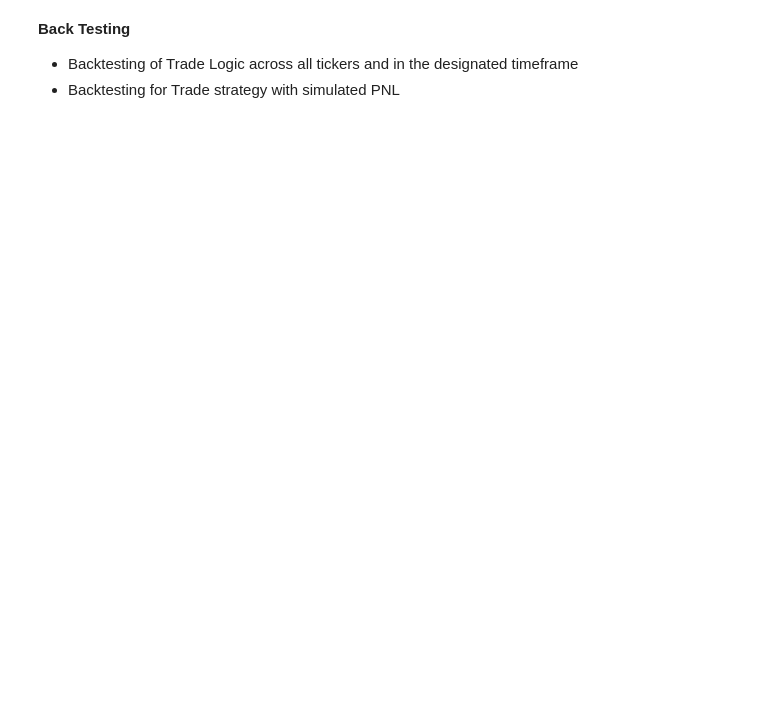
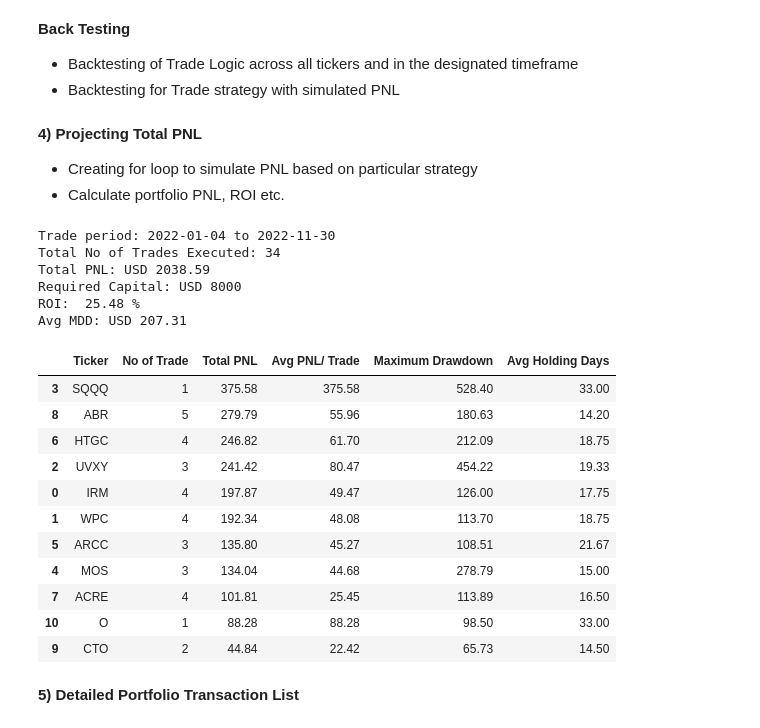
Before and after one commit to jade-lam/AlgorithmicTrading, a Jupyter notebook: Backtesting & PNL Calculation.ipynb, the cells around one changed output. Saved outputs shown, nothing was run; the diff lists cells and outputs as text; code cells hidden in the pictures; blank space fills up the shorter version.

```diff
--- a/Backtesting & PNL Calculation.ipynb
+++ b/Backtesting & PNL Calculation.ipynb
@@ -43,7 +50,7 @@ backtest_output_folder = '/content/drive/MyDrive/Colab Notebooks/Algorithmic tra
 # %%
 # define list of tickers to backtest
 #ticker_list = ['ARCC', 'STAG', 'O', 'WPC', 'MAIN', 'ABR', 'ACRE', 'DIVO', 'JEPI', 'LTC', 'OHI', 'PFLT', 'QYLD', 'SCHD', 'STOR', 'XRMI']
-ticker_list = ['IRM', 'WPC', 'UVXY', 'SQQQ', 'MOS', 'ARCC', 'HTGC', 'ACRE', 'ABR', 'CTO']
+ticker_list = ['IRM', 'WPC', 'UVXY', 'SQQQ', 'MOS', 'ARCC', 'HTGC', 'ACRE', 'ABR', 'CTO', 'O']
 
 # define date range
 start_date = '2021-03-20'
@@ -99,9 +108,14 @@ for ticker in ticker_list:
 # %%
 #df_list = [ARCC, STAG, O, WPC, MAIN, ABR, ACRE, DIVO, JEPI, LTC, OHI, PFLT, QYLD, SCHD, STOR, XRMI]
-df_list = [IRM, WPC, UVXY, SQQQ, MOS, ARCC, HTGC, ACRE, ABR, CTO]
+df_list = [IRM, WPC, UVXY, SQQQ, MOS, ARCC, HTGC, ACRE, ABR, CTO, O]
 # %% [markdown]
 **Back Testing** </b>
 
 
 *   Backtesting of Trade Logic across all tickers and in the designated timeframe
 *   Backtesting for Trade strategy with simulated PNL
+# %%
+# function to extract dataframe name
+def get_df_name(df):
+   name =[x for x in globals() if globals()[x] is df][0]
+   return name
@@ -107,0 +207,52 @@ df_list = [IRM, WPC, UVXY, SQQQ, MOS, ARCC, HTGC, ACRE, ABR, CTO]
+# %% [markdown]
+**4) Projecting Total PNL** </br>
+
+
+*   Creating for loop to simulate PNL based on particular strategy
+*   Calculate portfolio PNL, ROI etc.
+# %%
+result_list = []
+
+for df in df_list:
+  try:
+    df_name = get_df_name(df)
+    test_result = backtest_macd(df)
+    result_list.append(test_result)
+
+    result_df = pd.DataFrame(result_list)
+    result_df.columns = ['Ticker', 'No of Trade', 'Total PNL', 'Avg PNL/ Trade', 'Maximum Drawdown', 'Avg Holding Days']
+  except:
+    None
+# %%
+measure_date = df_list[1].loc[1, 'Date']
+end_date = df_list[1].loc[df.index[-1], 'Date']
+print('Trade period:', (measure_date.strftime('%Y-%m-%d')), 'to', end_date.strftime('%Y-%m-%d'))
+ROI = ((result_df['Total PNL'].sum()/ initial_capital)*100).round(2)
+MDD = result_df['Maximum Drawdown'].mean().round(2)
+print('Total No of Trades Executed:', (result_df['No of Trade'].sum()))
+print('Total PNL: USD', result_df['Total PNL'].sum().round(2))
+print('Required Capital: USD', initial_capital)
+print('ROI: ', ROI, '%')
+print('Avg MDD: USD', MDD)
+result_df.sort_values(by=['Total PNL', 'Avg PNL/ Trade'], ascending=False)
+# %% [output]
+Trade period: 2022-01-04 to 2022-11-30
+Total No of Trades Executed: 34
+Total PNL: USD 2038.59
+Required Capital: USD 8000
+ROI:  25.48 %
+Avg MDD: USD 207.31
+|  | Ticker | No of Trade | Total PNL | Avg PNL/ Trade | Maximum Drawdown | Avg Holding Days |
+| 3 | SQQQ | 1 | 375.58 | 375.58 | 528.40 | 33.00 |
+| 8 | ABR | 5 | 279.79 | 55.96 | 180.63 | 14.20 |
+| 6 | HTGC | 4 | 246.82 | 61.70 | 212.09 | 18.75 |
+| 2 | UVXY | 3 | 241.42 | 80.47 | 454.22 | 19.33 |
+| 0 | IRM | 4 | 197.87 | 49.47 | 126.00 | 17.75 |
+| 1 | WPC | 4 | 192.34 | 48.08 | 113.70 | 18.75 |
+| 5 | ARCC | 3 | 135.80 | 45.27 | 108.51 | 21.67 |
+| 4 | MOS | 3 | 134.04 | 44.68 | 278.79 | 15.00 |
+| 7 | ACRE | 4 | 101.81 | 25.45 | 113.89 | 16.50 |
+| 10 | O | 1 | 88.28 | 88.28 | 98.50 | 33.00 |
+| 9 | CTO | 2 | 44.84 | 22.42 | 65.73 | 14.50 |
+# %% [markdown]
+**5) Detailed Portfolio Transaction List**
```
Also changed, not shown: parts of 22 cells of this notebook.
